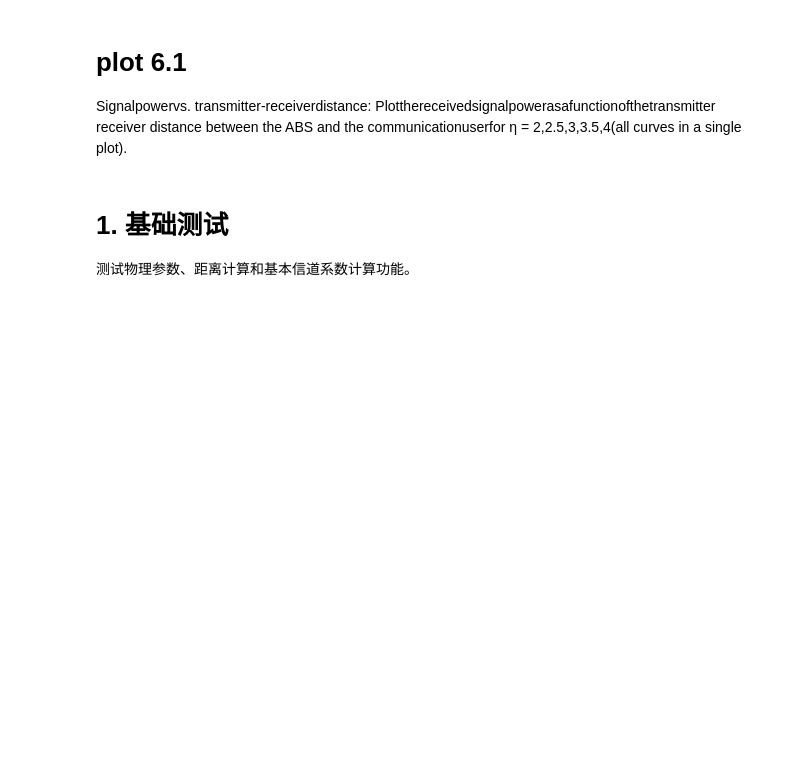
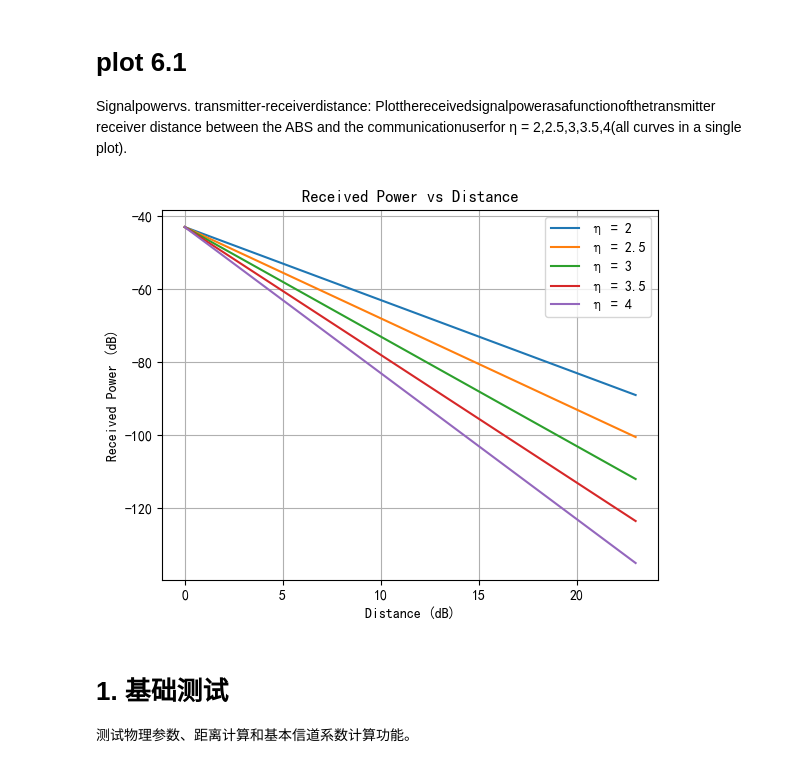
Before and after one commit to yuri-yu87/reinforcing_learning, a Jupyter notebook: Notebooks/channel_model_testing.ipynb, the cells around one changed output. Saved outputs shown, nothing was run; the diff lists cells and outputs as text; code cells hidden in the pictures; blank space fills up the shorter version.

```diff
--- a/Notebooks/channel_model_testing.ipynb
+++ b/Notebooks/channel_model_testing.ipynb
@@ -103,49 +103,38 @@ receiver distance between the ABS and the communicationuserfor η = 2,2.5,3,3.5,
 # %%
 def test_figure_1():
     etas = [2, 2.5, 3, 3.5, 4]
     distance = np.linspace(1, 200, 100)
     distance_db = 10 * np.log10(distance)
     Pt = 0.5 # W
     # initialise empty list for received power
-    Pr_db = []
+    Pr_db = [[] for _ in range(len(etas))]
 
-    for eta in etas:
+    for i, eta in enumerate(etas):
         channel_model = ChannelModel(
             frequency=2.4e9,  # 2.4 GHz
             path_loss_exponent=eta,
             noise_power=-100.0,  # dB
             seed=42
         )
-        h = channel_model.calculate_channel_coefficient_distance(distance)
-        Pr = Pt * (h**2)
-        Pr_db.append(10 * np.log10(Pr))
-    plt.plot(distance_db, pr_db)
+        for j, d in enumerate(distance):
+            h = channel_model.calculate_channel_coefficient_distance(d)
+            Pr = Pt * (h**2)
+            Pr_db[i].append(10 * np.log10(Pr))
+
+    # Plot each eta curve
+    for i, eta in enumerate(etas):
+        plt.plot(distance_db, Pr_db[i], label=f'η = {eta}')
+
     plt.xlabel('Distance (dB)')
     plt.ylabel('Received Power (dB)')
     plt.title('Received Power vs Distance')
+    plt.legend()
+    plt.grid(True)
     plt.show()
 
-def test_figure_2():
-    distance = 100
-    Pt = [0.1, 0.2, 0.3, 0.4, 0.5] # W
-    Pt_db = 10 * np.log10(Pt)
-    Pr_db = []
-
-    for pt in Pt:
-        channel_model = ChannelModel(
-            frequency=2.4e9,  # 2.4 GHz
-            path_loss_exponent=2.5,
-            noise_power=-100.0,  # dB
-            seed=42
-        )
-        h = channel_model.calculate_channel_coefficient_distance(distance)
-        Pr = pt * (h**2)
-        pr_db.append(10 * np.log10(Pr))
-    plt.plot(Pt_db, pr_db)
-    plt.xlabel('Transmit Power (dB)')
-    plt.ylabel('Received Power (dB)')
-    plt.title('Received Power vs Transmit Power')
-    plt.show()
+test_figure_1()
+# %% [output]
+[figure, added]
 # %% [markdown]
 # 1. 基础测试
 
```
Also changed, not shown: 12 other files.
